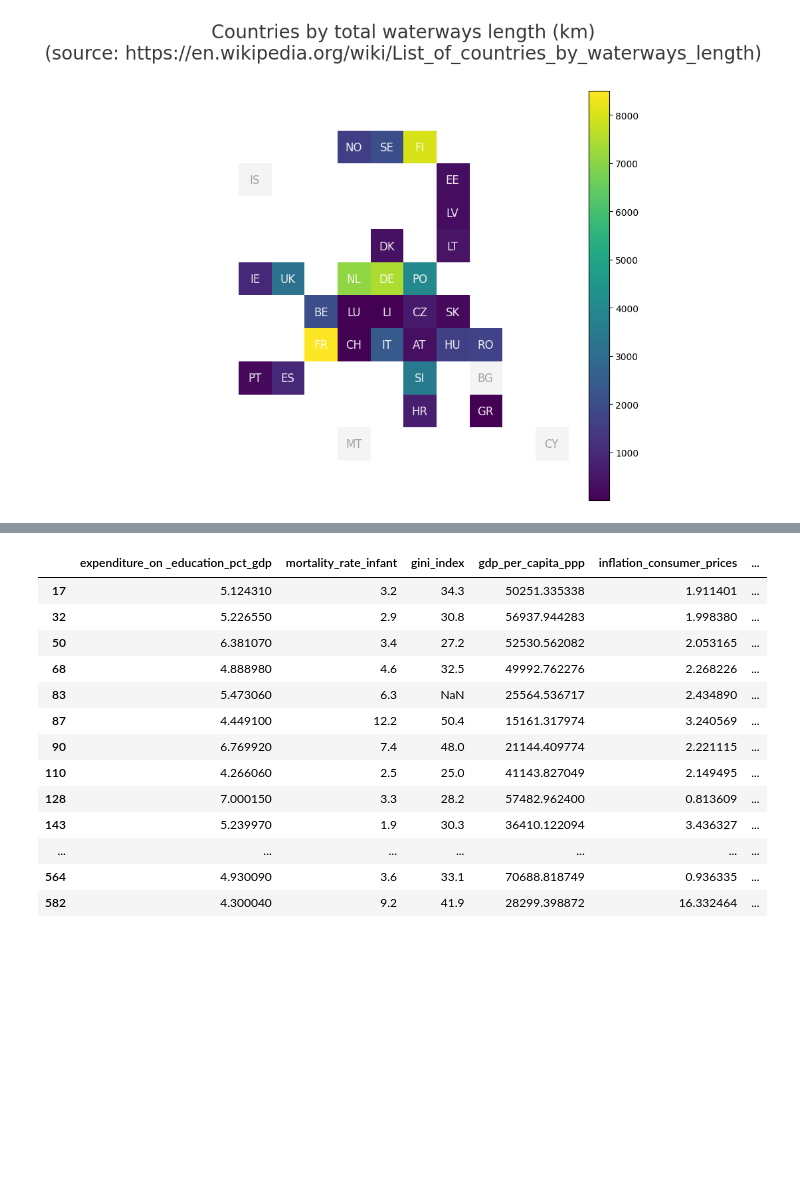
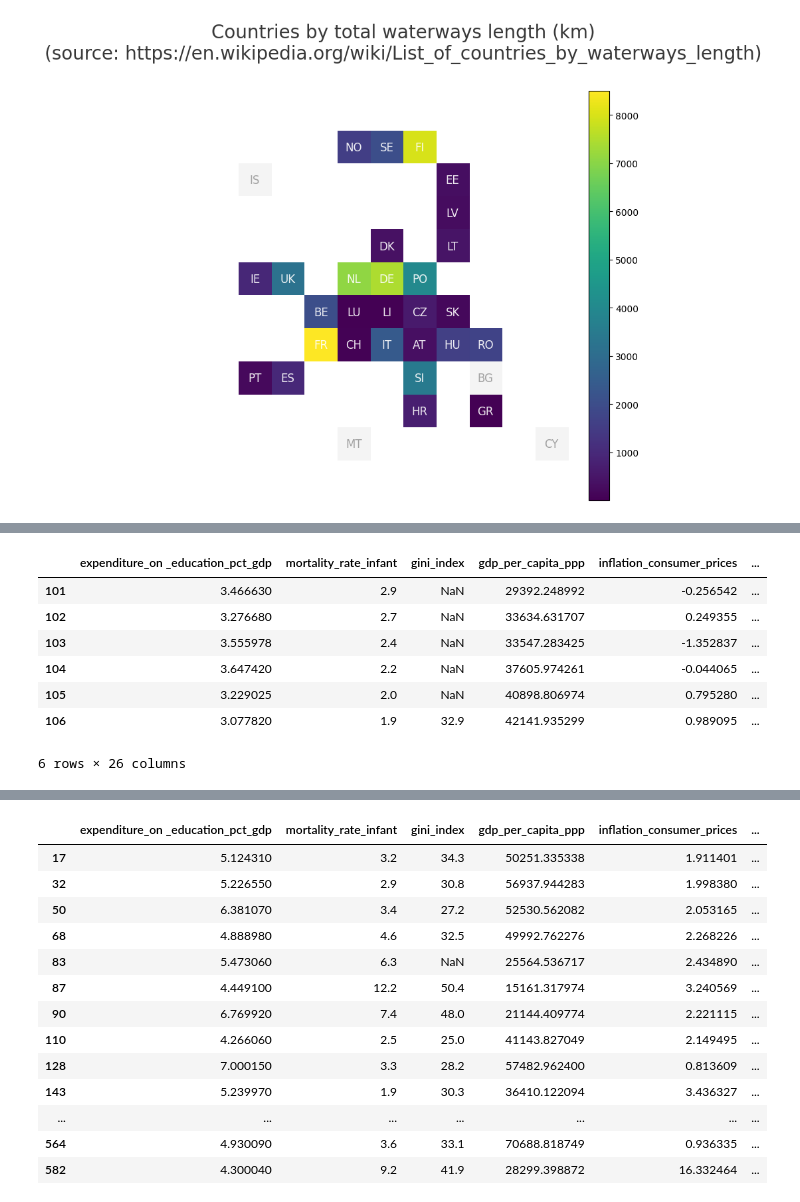
Before and after one commit to bkarduck/si649_final_proj, a Jupyter notebook: viz_code.ipynb, the cells around one changed output, grey strips where cells are left out. Saved outputs shown, nothing was run; the diff lists cells and outputs as text; code cells hidden in the pictures; blank space fills up the shorter version.

```diff
--- a/viz_code.ipynb
+++ b/viz_code.ipynb
@@ -793,0 +824,22 @@ chart
+# %%
+pisa_total.loc[pisa_total['gini_index'].isna()][['country_name', 'time']]
+# japan 2013 - 32.9
+# south korea 2016 - 31.4
+# iceland 2017 - 26.1
+# chile 2017 - 45.3
+# put those values in for the missing values in 2018
+pisa_total_copy = pisa_total.copy()
+pisa_total.loc[(pisa_total['country_name'] == 'Japan')& (pisa_total['time'] == 2018), 'gini_index'] = 32.9
+pisa_total.loc[(pisa_total['country_name'] == 'Republic of Korea') & (pisa_total['time'] == 2018), 'gini_index'] = 31.4
+pisa_total.loc[(pisa_total['country_name'] == 'Iceland')& (pisa_total['time'] == 2018), 'gini_index'] = 26.1
+pisa_total.loc[(pisa_total['country_name'] == 'Chile') & (pisa_total['time'] == 2018), 'gini_index'] = 45.3
+pisa_total[pisa_total['country_name'] == 'Japan']
+# %% [output]
+|  | expenditure_on _education_pct_gdp | mortality_rate_infant | gini_index | gdp_per_capita_ppp | inflation_consumer_prices | ... |
+| 101 | 3.466630 | 2.9 | NaN | 29392.248992 | -0.256542 | ... |
+| 102 | 3.276680 | 2.7 | NaN | 33634.631707 | 0.249355 | ... |
+| 103 | 3.555978 | 2.4 | NaN | 33547.283425 | -1.352837 | ... |
+| 104 | 3.647420 | 2.2 | NaN | 37605.974261 | -0.044065 | ... |
+| 105 | 3.229025 | 2.0 | NaN | 40898.806974 | 0.795280 | ... |
+| 106 | 3.077820 | 1.9 | 32.9 | 42141.935299 | 0.989095 | ... |
+6 rows × 26 columns
```
Also changed, not shown: parts of 16 cells of this notebook, 1 other file.
